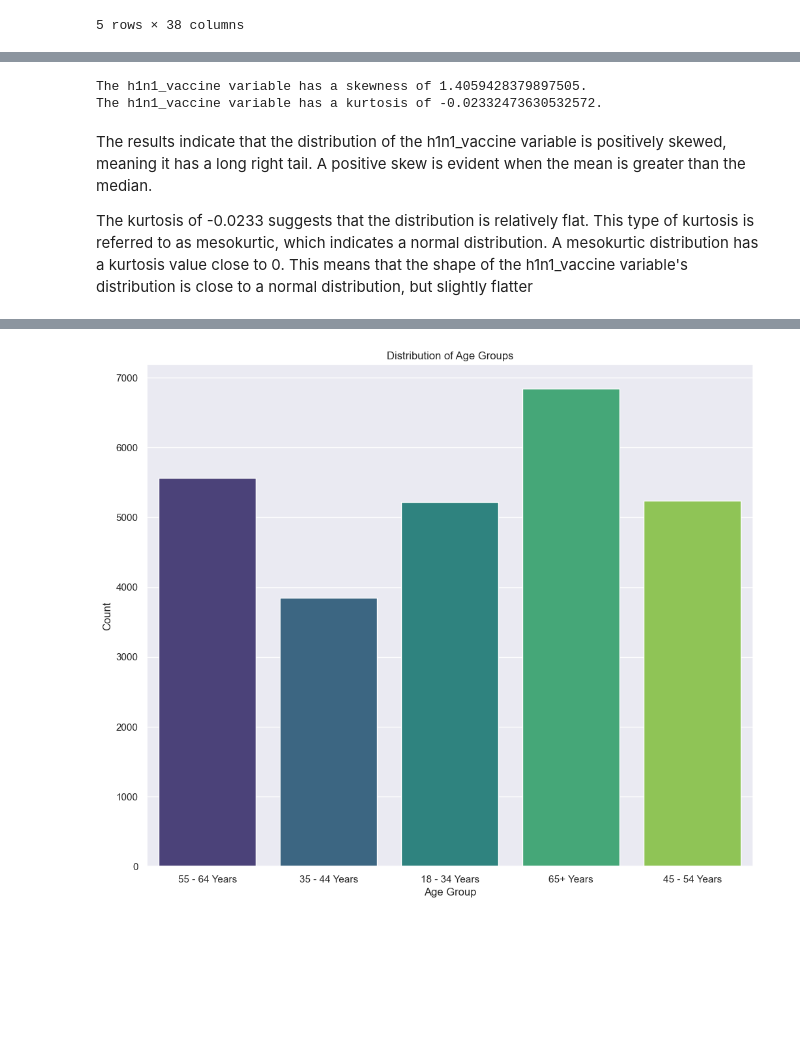
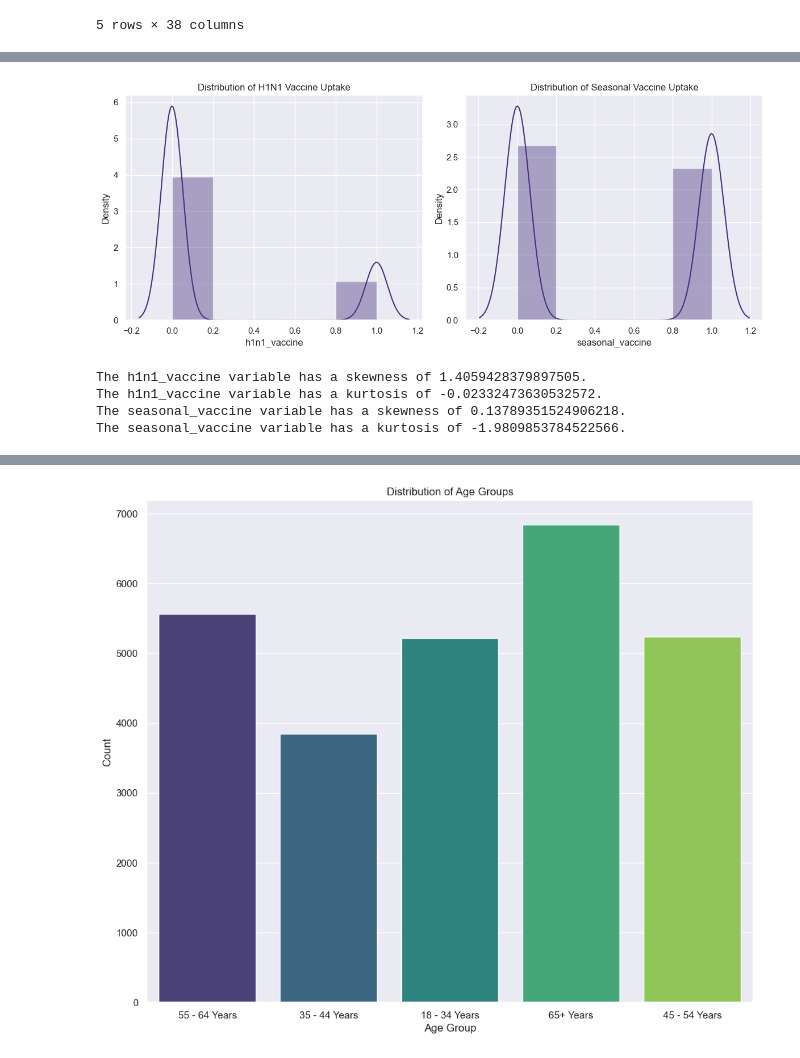
Before and after one commit to BrianKip035/Phase3-project, a Jupyter notebook: index.ipynb, the cells around one changed output, grey strips where cells are left out. Cells and saved outputs as stored; diff of their text form; code cells hidden in the pictures; blank space fills up the shorter version.

```diff
--- a/index.ipynb
+++ b/index.ipynb
@@ -568,11 +560,25 @@ plt.show()
-# %%
-#Checking for skewness and kurtosis
-print(f"The h1n1_vaccine variable has a skewness of {skew(joined_df['h1n1_vaccine'])}.")
-print(f"The h1n1_vaccine variable has a kurtosis of {kurtosis(joined_df['h1n1_vaccine'])}.")
-# %% [output]
-The h1n1_vaccine variable has a skewness of 1.4059428379897505.
-The h1n1_vaccine variable has a kurtosis of -0.02332473630532572.
-# %% [markdown]
-The results indicate that the distribution of the h1n1_vaccine variable is positively skewed, meaning it has a long right tail. A positive skew is evident when the mean is greater than the median.
-
-The kurtosis of -0.0233 suggests that the distribution is relatively flat. This type of kurtosis is referred to as mesokurtic, which indicates a normal distribution. A mesokurtic distribution has a kurtosis value close to 0. This means that the shape of the h1n1_vaccine variable's distribution is close to a normal distribution, but slightly flatter
+# %%
+sns.set(rc={'figure.figsize': (18, 10)})
+sns.set_palette("viridis")
+
+# Plotting the distribution of both h1n1_vaccine and seasonal_vaccine side by side
+fig, ax = plt.subplots(1, 2, figsize=(12, 5))
+univariate_plot = sns.distplot(joined_df['h1n1_vaccine'], bins=5, ax=ax[0])
+univariate_plot.set_title("Distribution of H1N1 Vaccine Uptake")
+univariate_plot2 = sns.distplot(joined_df['seasonal_vaccine'], bins=5, ax=ax[1])
+univariate_plot2.set_title("Distribution of Seasonal Vaccine Uptake")
+fig.tight_layout()
+plt.show()
+#fig.savefig('vaccine_uptake_distribution.png')
+
+# Checking for skewness and kurtosis of both variables
+print(f"The h1n1_vaccine variable has a skewness of {skew(joined_df['h1n1_vaccine'])}.")
+print(f"The h1n1_vaccine variable has a kurtosis of {kurtosis(joined_df['h1n1_vaccine'])}.")
+print(f"The seasonal_vaccine variable has a skewness of {skew(joined_df['seasonal_vaccine'])}.")
+print(f"The seasonal_vaccine variable has a kurtosis of {kurtosis(joined_df['seasonal_vaccine'])}.")
+# %% [output]
+[figure, added]
+The h1n1_vaccine variable has a skewness of 1.4059428379897505.
+The h1n1_vaccine variable has a kurtosis of -0.02332473630532572.
+The seasonal_vaccine variable has a skewness of 0.13789351524906218.
+The seasonal_vaccine variable has a kurtosis of -1.9809853784522566.
```
Also changed, not shown: parts of 51 cells of this notebook.
